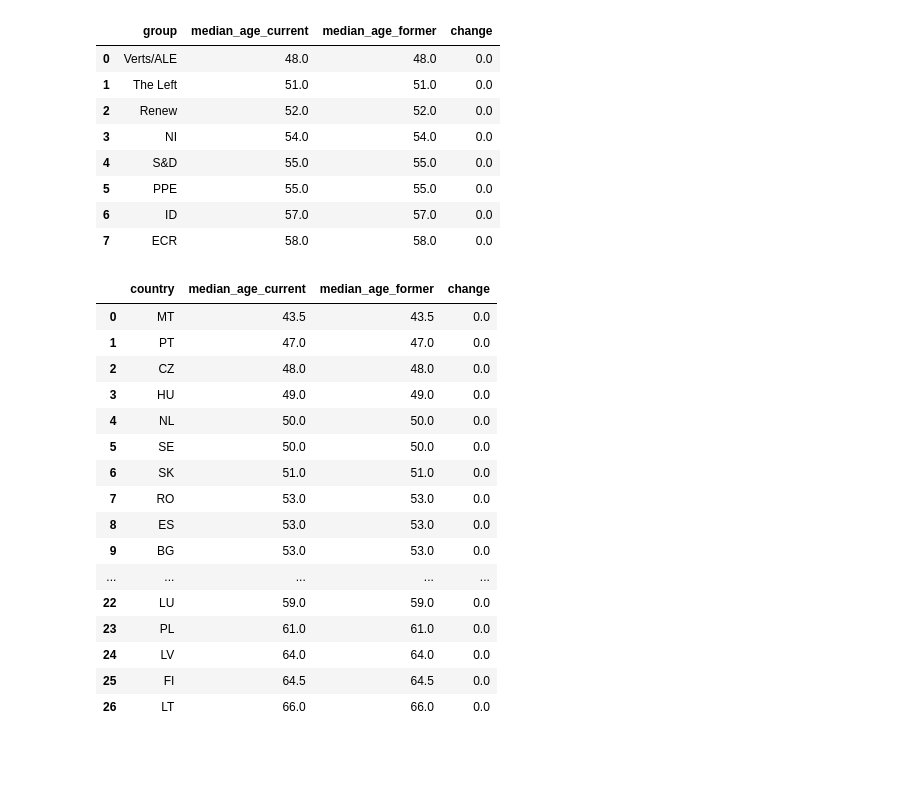
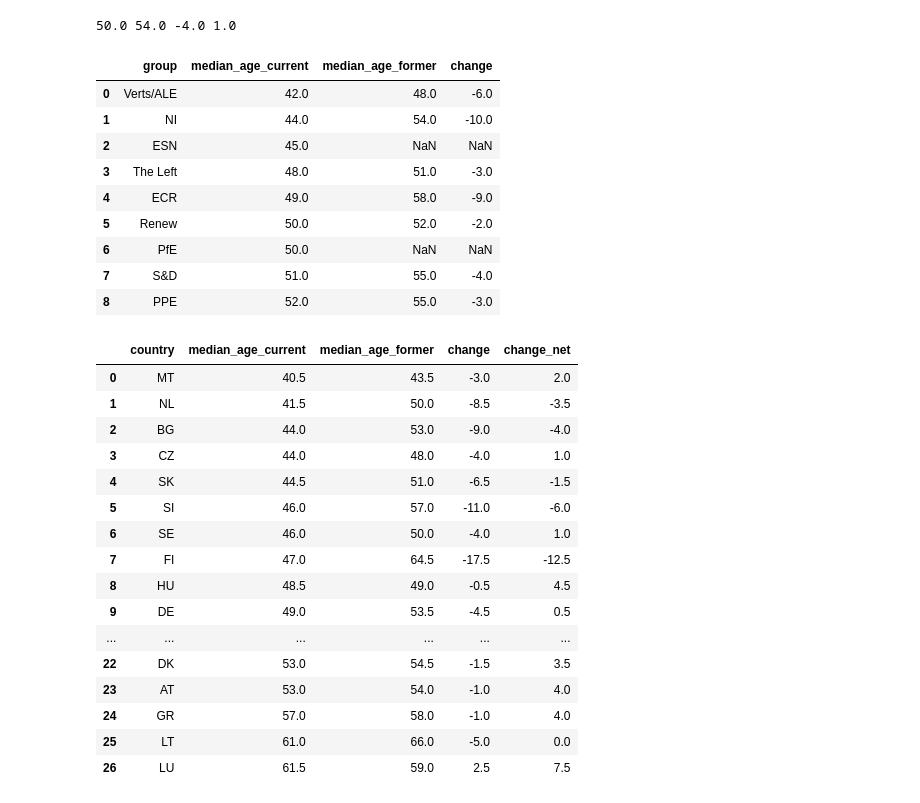
Before and after one commit to SWRdata/p081_euparlament_divers, a Jupyter notebook: analysis/followup.ipynb, the cells around one changed output. Cells and saved outputs as stored; diff of their text form; code cells hidden in the pictures; blank space fills up the shorter version.

```diff
--- a/analysis/followup.ipynb
+++ b/analysis/followup.ipynb
@@ -221,7 +238,6 @@ committee_men_df
 # %%
 def calculate_age(born_year, born_month, born_day):
-    #today = date.today()
-    today = date(2024, 6, 16) # Doublecheck
+    today = date(2024, 7, 16) # Doublecheck
     if born_month < today.month:
         return today.year - born_year
     elif born_month == today.month:
@@ -229,6 +245,22 @@ def calculate_age(born_year, born_month, born_day):
             return today.year - born_year
         return today.year - born_year - 1
     return today.year - born_year - 1
+# %%
+former_ages_df = meps_former_df.loc[meps_former_df["born_year"].notna()]
+former_ages_df = former_ages_df.loc[former_ages_df["born_year"] != 0]
+former_ages_df = former_ages_df.loc[former_ages_df["born_year"].notna()]
+former_ages = former_ages_df.apply(lambda x: calculate_age(x["born_year"], x["born_month"], x["born_day"]), axis = 1)
+former_ages = sorted(former_ages)
+former_median = median(former_ages)
+current_ages_df = meps_current_df.loc[meps_current_df["born_year"].notna()]
+current_ages_df = current_ages_df.loc[current_ages_df["born_year"] != 0]
+current_ages_df = current_ages_df.loc[current_ages_df["born_year"].notna()]
+current_ages = current_ages_df.apply(lambda x: calculate_age(x["born_year"], x["born_month"], x["born_day"]), axis = 1)
+current_ages = sorted(current_ages)
+current_median = median(current_ages)
+print(current_median, former_median, (current_median - former_median), (current_median - former_median + 5))
+# %% [output]
+50.0 54.0 -4.0 1.0
 # %%
 def get_median_age(column, filter_list, meps_df):
     df = meps_df.loc[meps_df[column].notna()]
@@ -250,34 +282,36 @@ group_age_df.to_csv("followup_group_age.csv", index = False)
 group_age_df
 # %% [output]
 |  | group | median_age_current | median_age_former | change |
-| 0 | Verts/ALE | 48.0 | 48.0 | 0.0 |
-| 1 | The Left | 51.0 | 51.0 | 0.0 |
-| 2 | Renew | 52.0 | 52.0 | 0.0 |
-| 3 | NI | 54.0 | 54.0 | 0.0 |
-| 4 | S&D | 55.0 | 55.0 | 0.0 |
-| 5 | PPE | 55.0 | 55.0 | 0.0 |
-| 6 | ID | 57.0 | 57.0 | 0.0 |
-| 7 | ECR | 58.0 | 58.0 | 0.0 |
+| 0 | Verts/ALE | 42.0 | 48.0 | -6.0 |
+| 1 | NI | 44.0 | 54.0 | -10.0 |
+| 2 | ESN | 45.0 | NaN | NaN |
+| 3 | The Left | 48.0 | 51.0 | -3.0 |
+| 4 | ECR | 49.0 | 58.0 | -9.0 |
+| 5 | Renew | 50.0 | 52.0 | -2.0 |
+| 6 | PfE | 50.0 | NaN | NaN |
+| 7 | S&D | 51.0 | 55.0 | -4.0 |
+| 8 | PPE | 52.0 | 55.0 | -3.0 |
 # %%
 country_age_df = compare_current_former(get_median_age, "country", country_list, meps_current_df, meps_former_df)
+country_age_df["change_net"] = country_age_df["change"] + 5
 country_age_df.to_csv("followup_country_age.csv", index = False)
 country_age_df
 # %% [output]
-|  | country | median_age_current | median_age_former | change |
-| 0 | MT | 43.5 | 43.5 | 0.0 |
-| 1 | PT | 47.0 | 47.0 | 0.0 |
-| 2 | CZ | 48.0 | 48.0 | 0.0 |
-| 3 | HU | 49.0 | 49.0 | 0.0 |
-| 4 | NL | 50.0 | 50.0 | 0.0 |
-| 5 | SE | 50.0 | 50.0 | 0.0 |
-| 6 | SK | 51.0 | 51.0 | 0.0 |
-| 7 | RO | 53.0 | 53.0 | 0.0 |
-| 8 | ES | 53.0 | 53.0 | 0.0 |
-| 9 | BG | 53.0 | 53.0 | 0.0 |
-| ... | ... | ... | ... | ... |
-| 22 | LU | 59.0 | 59.0 | 0.0 |
-| 23 | PL | 61.0 | 61.0 | 0.0 |
-| 24 | LV | 64.0 | 64.0 | 0.0 |
-| 25 | FI | 64.5 | 64.5 | 0.0 |
-| 26 | LT | 66.0 | 66.0 | 0.0 |
+|  | country | median_age_current | median_age_former | change | change_net |
+| 0 | MT | 40.5 | 43.5 | -3.0 | 2.0 |
+| 1 | NL | 41.5 | 50.0 | -8.5 | -3.5 |
+| 2 | BG | 44.0 | 53.0 | -9.0 | -4.0 |
+| 3 | CZ | 44.0 | 48.0 | -4.0 | 1.0 |
+| 4 | SK | 44.5 | 51.0 | -6.5 | -1.5 |
+| 5 | SI | 46.0 | 57.0 | -11.0 | -6.0 |
+| 6 | SE | 46.0 | 50.0 | -4.0 | 1.0 |
+| 7 | FI | 47.0 | 64.5 | -17.5 | -12.5 |
+| 8 | HU | 48.5 | 49.0 | -0.5 | 4.5 |
+| 9 | DE | 49.0 | 53.5 | -4.5 | 0.5 |
+| ... | ... | ... | ... | ... | ... |
+| 22 | DK | 53.0 | 54.5 | -1.5 | 3.5 |
+| 23 | AT | 53.0 | 54.0 | -1.0 | 4.0 |
+| 24 | GR | 57.0 | 58.0 | -1.0 | 4.0 |
+| 25 | LT | 61.0 | 66.0 | -5.0 | 0.0 |
+| 26 | LU | 61.5 | 59.0 | 2.5 | 7.5 |
 # %%
```
Also changed, not shown: parts of 12 cells of this notebook, 17 other files.
